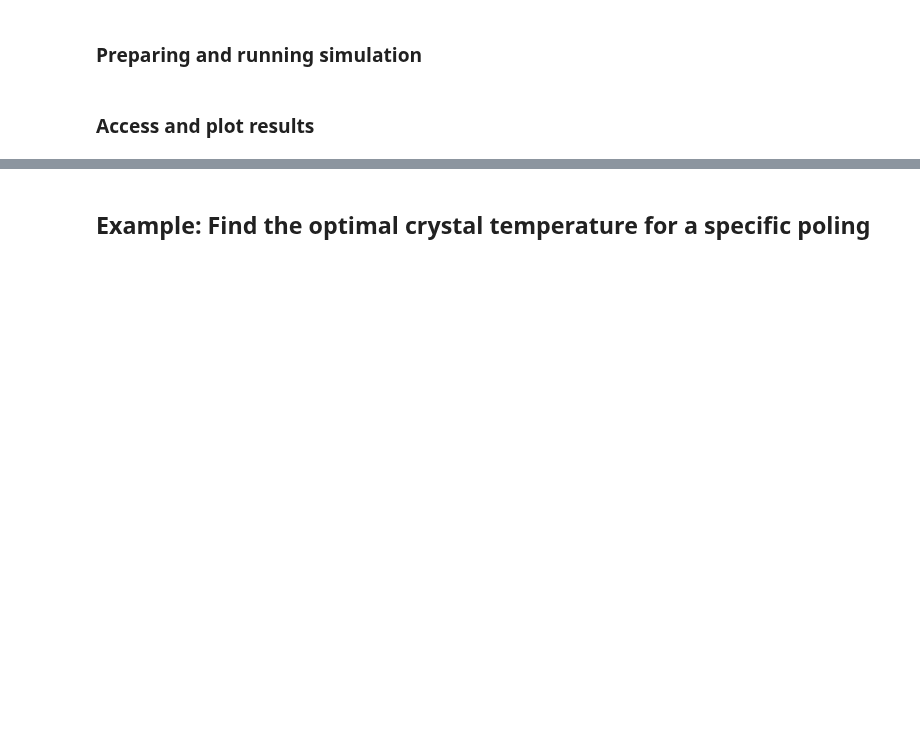
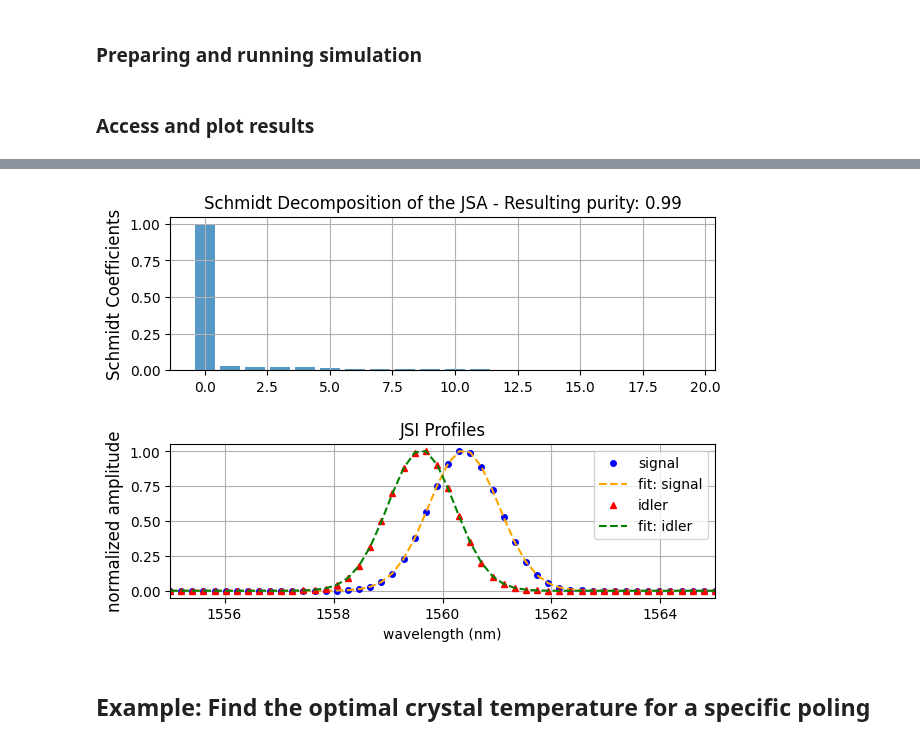
Before and after one commit to nicosieber/PhotonPairLab, a Jupyter notebook: demo.ipynb, the cells around one changed output, grey strips where cells are left out. Cells and saved outputs as stored; diff of their text form; code cells hidden in the pictures; blank space fills up the shorter version.

```diff
--- a/demo.ipynb
+++ b/demo.ipynb
@@ -46,7 +48,9 @@ fig, ax = plotter.plot_jsa()
 # %%
 # Plot the results
 plotter = SPDC_Plotter(results)
-fig, ax = plotter.plot_schmidt_coefficients()
+fig, ax = plotter.plot_schmidt_coefficients(fitting_function=gaussian)
+# %% [output]
+[figure, added]
 # %% [markdown]
 ## Example: Find the optimal crystal temperature for a specific poling
 # %% [markdown]
```
Also changed, not shown: parts of 4 cells of this notebook, 3 other files.
